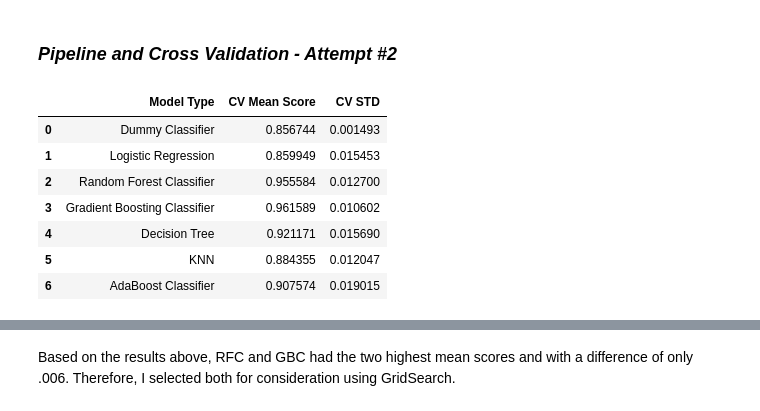
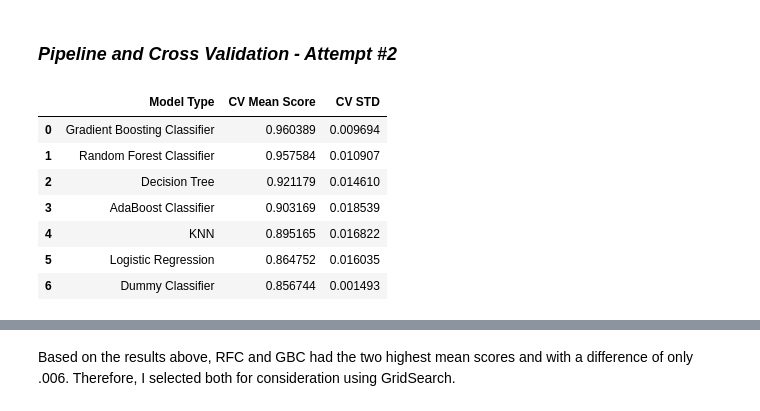
Before and after one commit to AliRampur/Phase-3-Project, a Jupyter notebook: Phase 3 Project.ipynb, the cells around one changed output, grey strips where cells are left out. Drawn from its saved outputs; the diff is of its cells as text; code cells hidden in the pictures.

```diff
--- a/Phase 3 Project.ipynb
+++ b/Phase 3 Project.ipynb
@@ -237,0 +247,2 @@ plt.savefig('Average Total Charges by Area Code')
+# %%
+df['total minutes'] = (df['total day minutes'] + df['total eve minutes'] + df['total night minutes'] + df['total intl minutes'])
@@ -254,7 +284,7 @@ Now that I have a better understanding of the data, data types, and have enginee
 # %%
 #Setting X and Y, and applying train test split to data. Based on the correlation matrix above,
 #I dropped certain numerical columns, such as day/eve/night charges, minutes, intl minutes as they are generally included in the engineered feature (price per minute)
-X = df.drop(columns = ['churn','total day charge', 'total day minutes', 'total eve charge', 'total eve minutes','total night charge', 'total night minutes','total intl charge', 'total intl minutes','total charge','phone number'], axis=1)
+X = df.drop(columns = ['churn','total day charge', 'total day minutes', 'total eve charge', 'total eve minutes','total night charge', 'total night minutes','total intl charge', 'total intl minutes','total charge','total minutes','phone number'], axis=1)
 y = df['churn']
 
 X_train, X_test, y_train, y_test = train_test_split(X, y, random_state=42)
@@ -541,31 +571,31 @@ abc_pipe = ModelWithCV(abc_model_pipe,'abc_model', X_train, y_train)
 # %%
 CV_Mean_Score = [dummy_pipe.cv_mean, logreg_pipe.cv_mean,
 rfc_pipe.cv_mean,
 gbc_pipe.cv_mean,
 dt_pipe.cv_mean,
 knn_pipe.cv_mean,
 abc_pipe.cv_mean]
 
 CV_STD = [dummy_pipe.cv_std, logreg_pipe.cv_std,
 rfc_pipe.cv_std,
 gbc_pipe.cv_std,
 dt_pipe.cv_std,
 knn_pipe.cv_std,
 abc_pipe.cv_std]
 
 Model_Type = ['Dummy Classifier', 'Logistic Regression','Random Forest Classifier','Gradient Boosting Classifier',
 'Decision Tree','KNN', 'AdaBoost Classifier']
 
 data = {'Model Type':Model_Type, 'CV Mean Score':CV_Mean_Score, 'CV STD':CV_STD}
 df_score2 = pd.DataFrame(data)
 
-df_score2
+df_score2.sort_values(by='CV Mean Score', ascending=False).reset_index(drop=True)
 # %% [output]
 |  | Model Type | CV Mean Score | CV STD |
-| 0 | Dummy Classifier | 0.856744 | 0.001493 |
-| 1 | Logistic Regression | 0.859949 | 0.015453 |
-| 2 | Random Forest Classifier | 0.955584 | 0.012700 |
-| 3 | Gradient Boosting Classifier | 0.961589 | 0.010602 |
-| 4 | Decision Tree | 0.921171 | 0.015690 |
-| 5 | KNN | 0.884355 | 0.012047 |
-| 6 | AdaBoost Classifier | 0.907574 | 0.019015 |
+| 0 | Gradient Boosting Classifier | 0.960389 | 0.009694 |
+| 1 | Random Forest Classifier | 0.957584 | 0.010907 |
+| 2 | Decision Tree | 0.921179 | 0.014610 |
+| 3 | AdaBoost Classifier | 0.903169 | 0.018539 |
+| 4 | KNN | 0.895165 | 0.016822 |
+| 5 | Logistic Regression | 0.864752 | 0.016035 |
+| 6 | Dummy Classifier | 0.856744 | 0.001493 |
```
Also changed, not shown: parts of 24 cells of this notebook, 11 other files.
